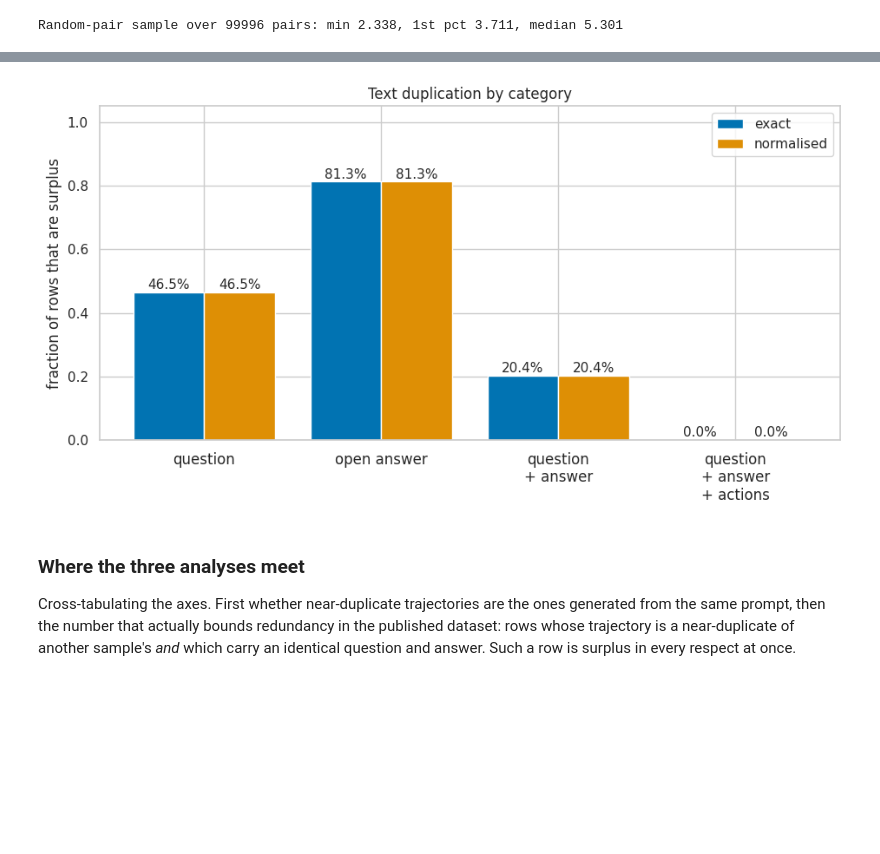
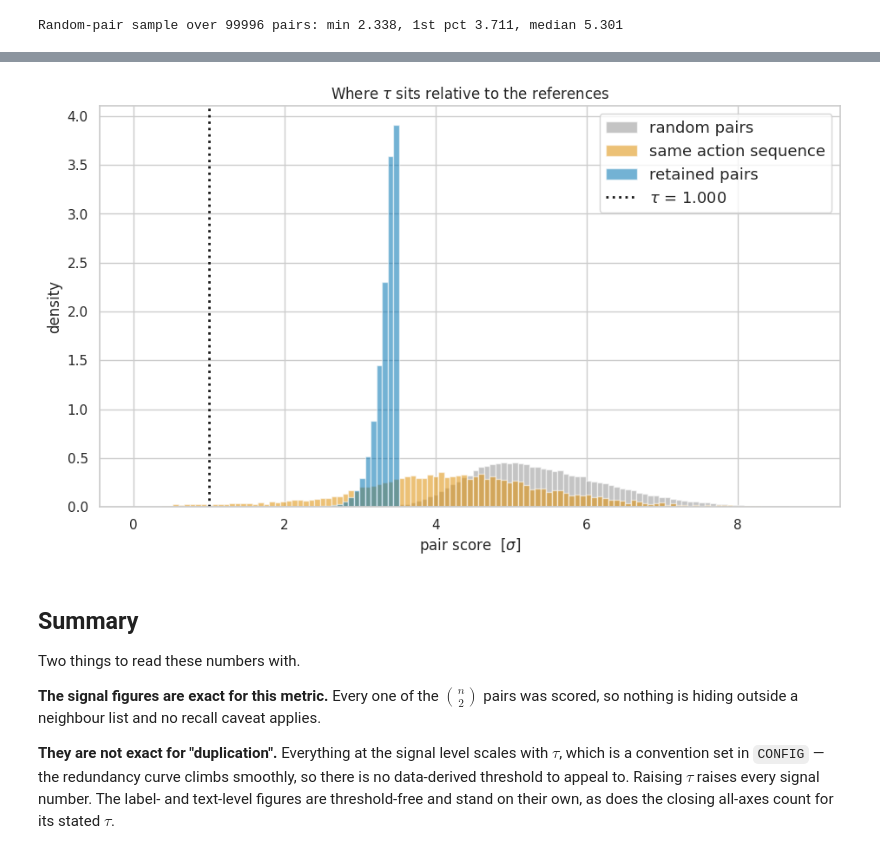
Before and after one commit to mauricekraus/quants-generate, a Jupyter notebook: quants/notebooks/assess-dataset-duplication.ipynb, the cells around one changed output, grey strips where cells are left out. Saved outputs shown, nothing was run; the diff lists cells and outputs as text; code cells hidden in the pictures; blank space fills up the shorter version.

```diff
--- a/quants/notebooks/assess-dataset-duplication.ipynb
+++ b/quants/notebooks/assess-dataset-duplication.ipynb
@@ -68,7 +78,10 @@ CONFIG = {
     "score_batch": 512,
     "percolation_fraction": 0.10,
     "weight_floor": 1e-12,
-    "duplicate_sigma": 0.5,
+    # The near-duplicate threshold, in units of the pooled per-channel standard deviation. A
+    # convention, not a derived quantity: tau = 1.0 means every one of the 72 channels agrees to
+    # within one sigma over 95 % of frames. Change it and every figure and count below follows.
+    "tau": 1.0,
 }
 rng = np.random.default_rng(CONFIG["seed"])
 
@@ -1432,28 +1378,29 @@ leakage
 # %%
-figure, axis = plt.subplots(figsize=(11, 5))
-positions = np.arange(len(text_table))
-axis.bar(positions - 0.2, text_table["redundancy (exact)"], width=0.4, color=palette[0],
-         label="exact")
-axis.bar(positions + 0.2, text_table["redundancy (normalised)"], width=0.4, color=palette[1],
-         label="normalised")
-for offset, column in [(-0.2, "redundancy (exact)"), (0.2, "redundancy (normalised)")]:
-    for position, value in zip(positions, text_table[column]):
-        axis.text(position + offset, value + 0.01, f"{value:.1%}", ha="center", fontsize=11)
-axis.set_xticks(positions)
-axis.set_xticklabels([label.replace(" + ", "\n+ ") for label in text_table.index], fontsize=12)
-axis.set_ylabel("fraction of rows that are surplus")
-axis.set_ylim(0, 1.05)
-axis.set_title("Text duplication by category")
-axis.legend()
-plt.savefig("text_duplication_by_category.pdf", bbox_inches="tight", pad_inches=0)
+figure, axis = plt.subplots(figsize=(11, 6))
+bins = np.linspace(0, max(np.percentile(null_scores, 99.5), np.percentile(repeat_scores, 99.5)), 120)
+axis.hist(null_scores, bins=bins, density=True, alpha=0.55, color=palette[7], label="random pairs")
+axis.hist(repeat_scores, bins=bins, density=True, alpha=0.55, color=palette[1],
+          label="same action sequence")
+axis.hist(edges_w, bins=bins, density=True, alpha=0.55, color=palette[0], label="retained pairs")
+axis.axvline(tau, color="k", ls=":", lw=2, label=f"$\\tau$ = {tau:.3f}")
+axis.set_xlabel(r"pair score  [$\sigma$]")
+axis.set_ylabel("density")
+axis.set_title("Where $\\tau$ sits relative to the references")
+axis.legend(fontsize=13)
+plt.savefig("context_similarity_score_distributions.pdf", bbox_inches="tight", pad_inches=0)
 pass
 # %% [output]
-[figure, old version]
+[figure, new version]
 # %% [markdown]
-### Where the three analyses meet
+## Summary
 
-Cross-tabulating the axes. First whether near-duplicate trajectories are the ones generated from the
-same prompt, then the number that actually bounds redundancy in the published dataset: rows whose
-trajectory is a near-duplicate of another sample's *and* which carry an identical question and
-answer. Such a row is surplus in every respect at once.
+Two things to read these numbers with.
+
+**The signal figures are exact for this metric.** Every one of the $\binom{n}{2}$ pairs was scored, so
+nothing is hiding outside a neighbour list and no recall caveat applies.
+
+**They are not exact for "duplication".** Everything at the signal level scales with $\tau$, which is
+a convention set in `CONFIG` — the redundancy curve climbs smoothly, so there is no data-derived
+threshold to appeal to. Raising $\tau$ raises every signal number. The label- and text-level figures
+are threshold-free and stand on their own, as does the closing all-axes count for its stated $\tau$.
 # %%
```
Also changed, not shown: parts of 62 cells of this notebook, 1 other file.
